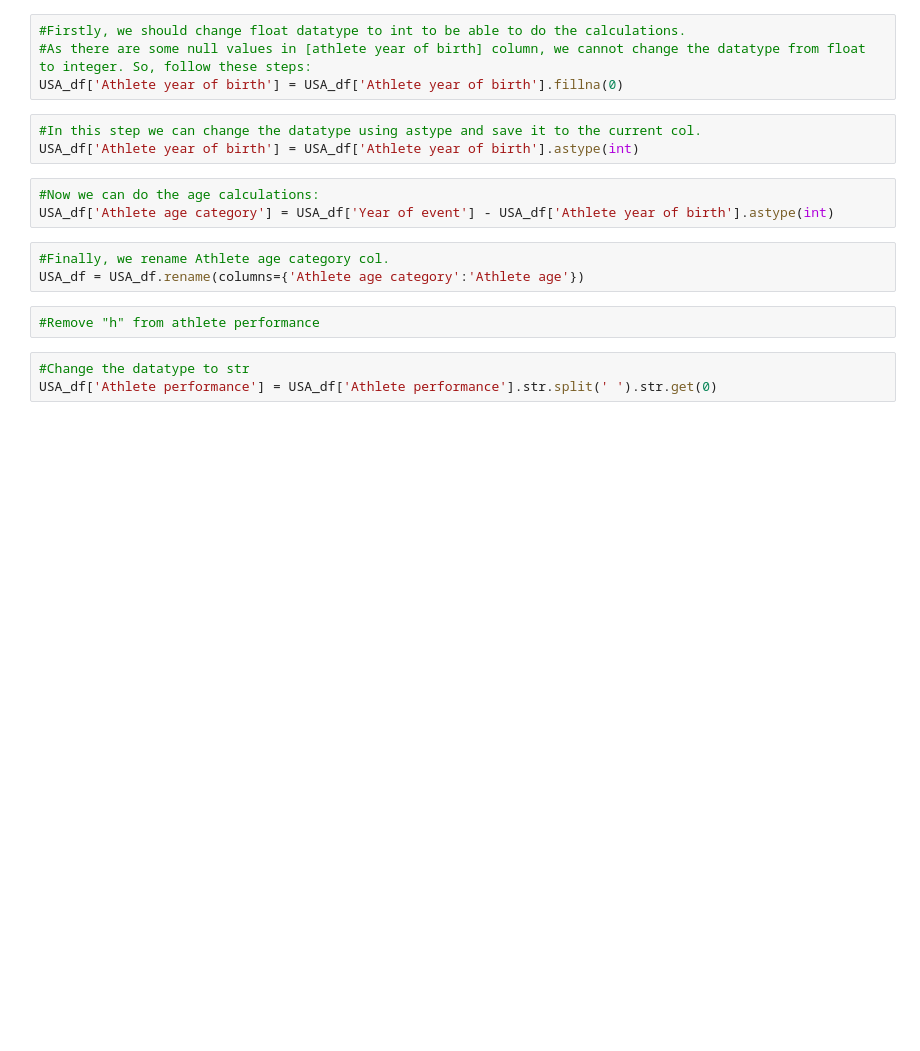
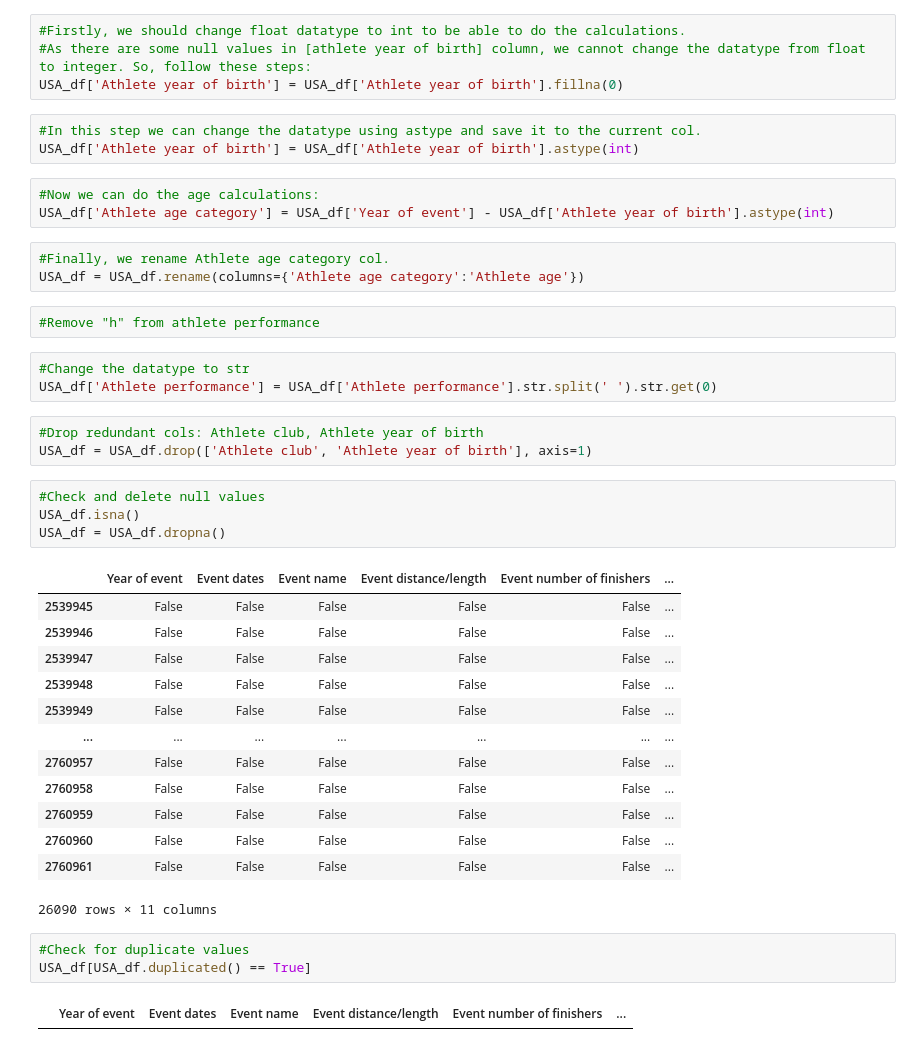
Before and after one commit to maedeh-dqn/ultra_marathon_project, a Jupyter notebook: Analyis.ipynb, the cells around one changed output. Cells and saved outputs as stored; diff of their text form; blank space fills up the shorter version.

```diff
--- a/Analyis.ipynb
+++ b/Analyis.ipynb
@@ -177,3 +177,29 @@ USA_df = USA_df.rename(columns={'Athlete age category':'Athlete age'})
 # %%
 #Change the datatype to str
 USA_df['Athlete performance'] = USA_df['Athlete performance'].str.split(' ').str.get(0)
+# %%
+#Drop redundant cols: Athlete club, Athlete year of birth
+USA_df = USA_df.drop(['Athlete club', 'Athlete year of birth'], axis=1)
+# %%
+#Check and delete null values
+USA_df.isna()
+USA_df = USA_df.dropna()
+# %% [output]
+|  | Year of event | Event dates | Event name | Event distance/length | Event number of finishers | ... |
+| 2539945 | False | False | False | False | False | ... |
+| 2539946 | False | False | False | False | False | ... |
+| 2539947 | False | False | False | False | False | ... |
+| 2539948 | False | False | False | False | False | ... |
+| 2539949 | False | False | False | False | False | ... |
+| ... | ... | ... | ... | ... | ... | ... |
+| 2760957 | False | False | False | False | False | ... |
+| 2760958 | False | False | False | False | False | ... |
+| 2760959 | False | False | False | False | False | ... |
+| 2760960 | False | False | False | False | False | ... |
+| 2760961 | False | False | False | False | False | ... |
+26090 rows × 11 columns
+# %%
+#Check for duplicate values
+USA_df[USA_df.duplicated() == True]
+# %% [output]
+|  | Year of event | Event dates | Event name | Event distance/length | Event number of finishers | ... |
```
Also changed, not shown: parts of 4 cells of this notebook.
